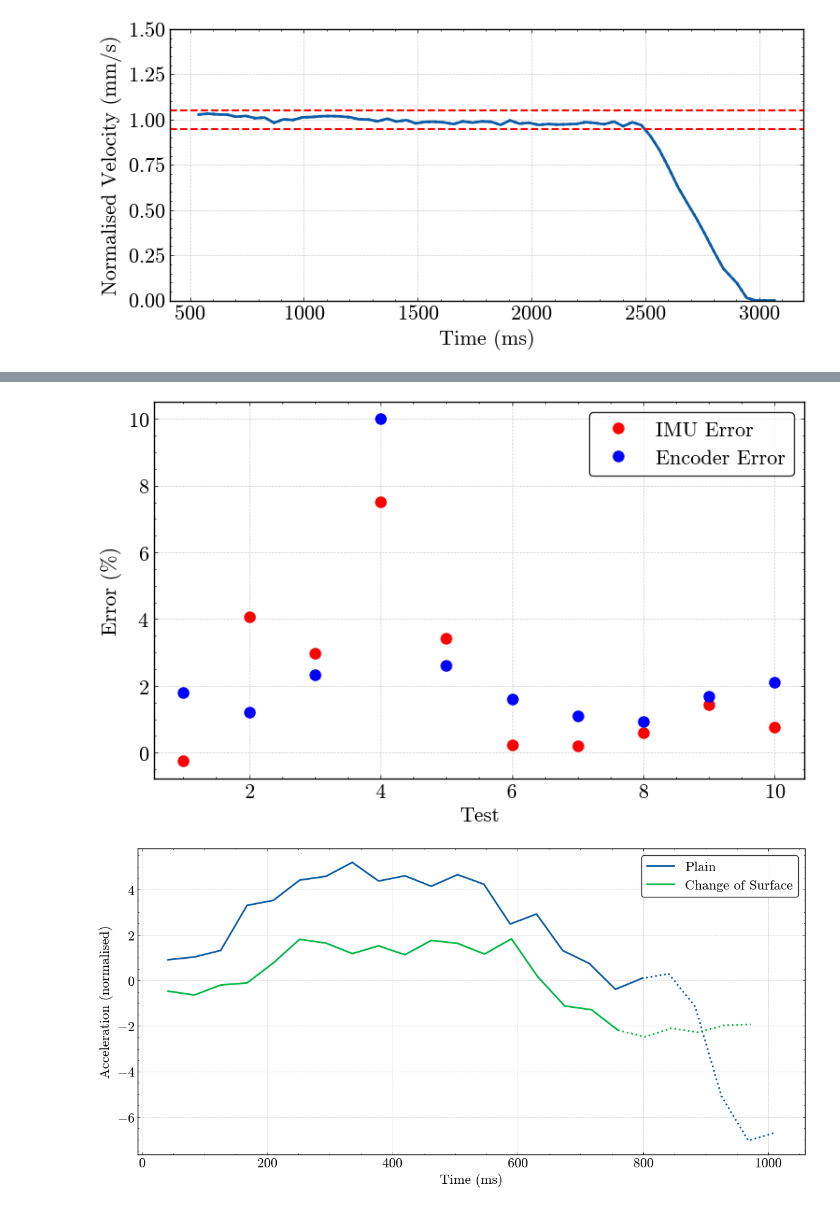
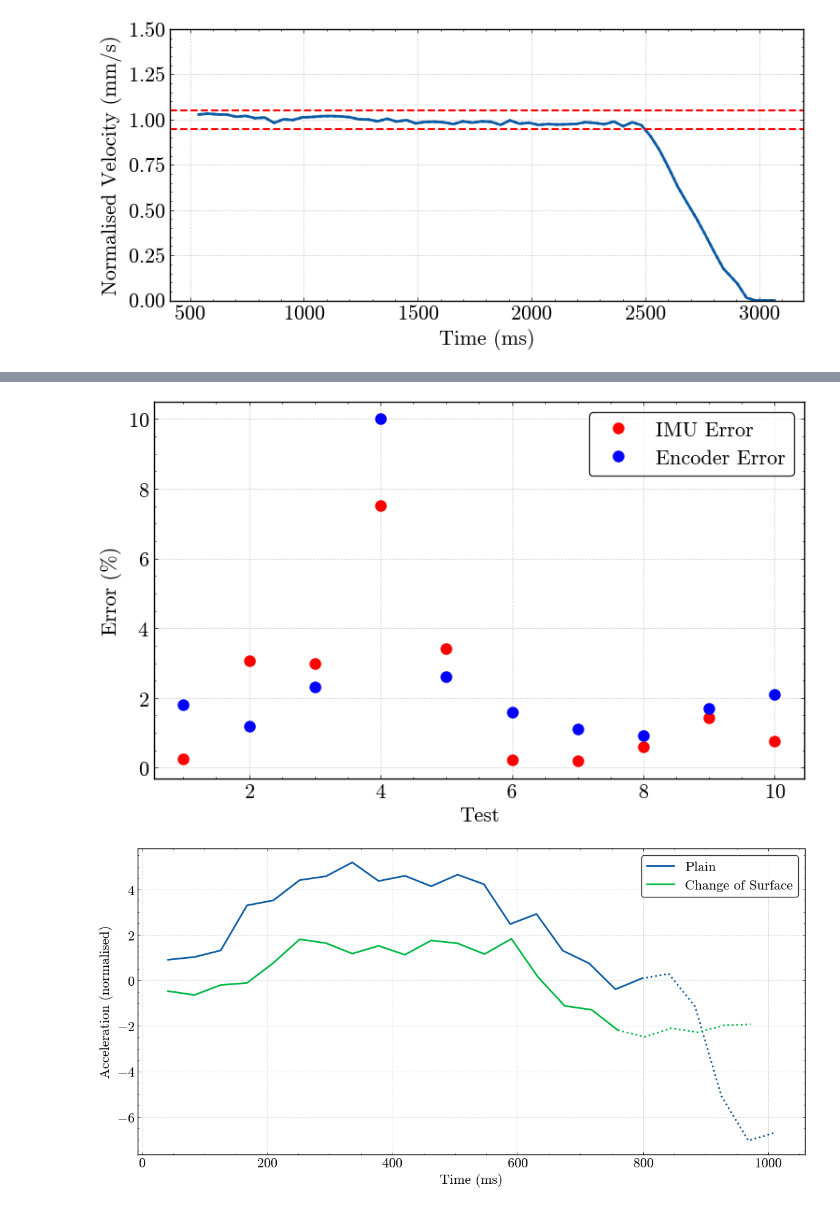
Before and after one commit to addaia/PHREDO, a Jupyter notebook: plotter.ipynb, the cells around one changed output, grey strips where cells are left out. Cells and saved outputs as stored; diff of their text form; code cells hidden in the pictures.

```diff
--- a/plotter.ipynb
+++ b/plotter.ipynb
@@ -336,8 +340,8 @@ plt.show()
 [figure]
 # %%
 data_str1 = """
-1	-0.253000000000000
-2	4.06000000000000
+1	0.253000000000000
+2	3.06000000000000
 3	2.99000000000000
 4	7.52000000000000
 5	3.42000000000000
@@ -384,4 +390,4 @@ plt.show()
-[figure, old version]
+[figure, new version]
 # %%
 data_str1 = """
 42 0.91
```
Also changed, not shown: parts of 3 cells of this notebook.
